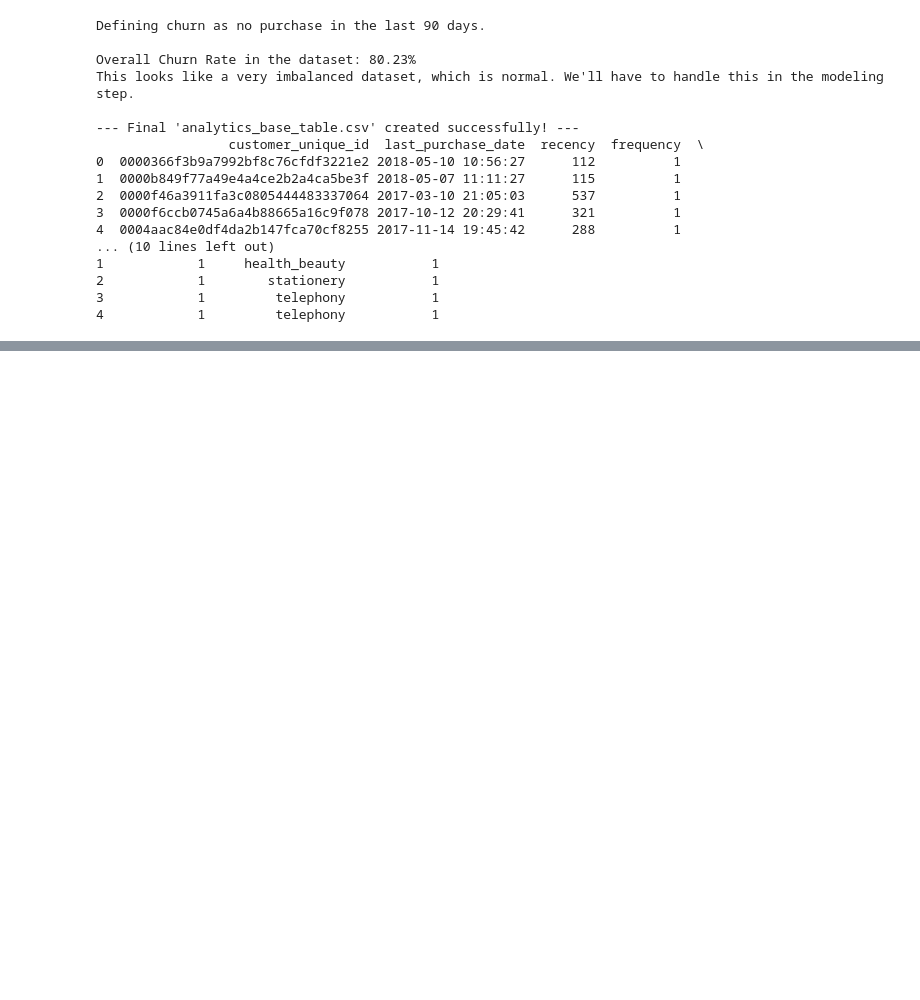
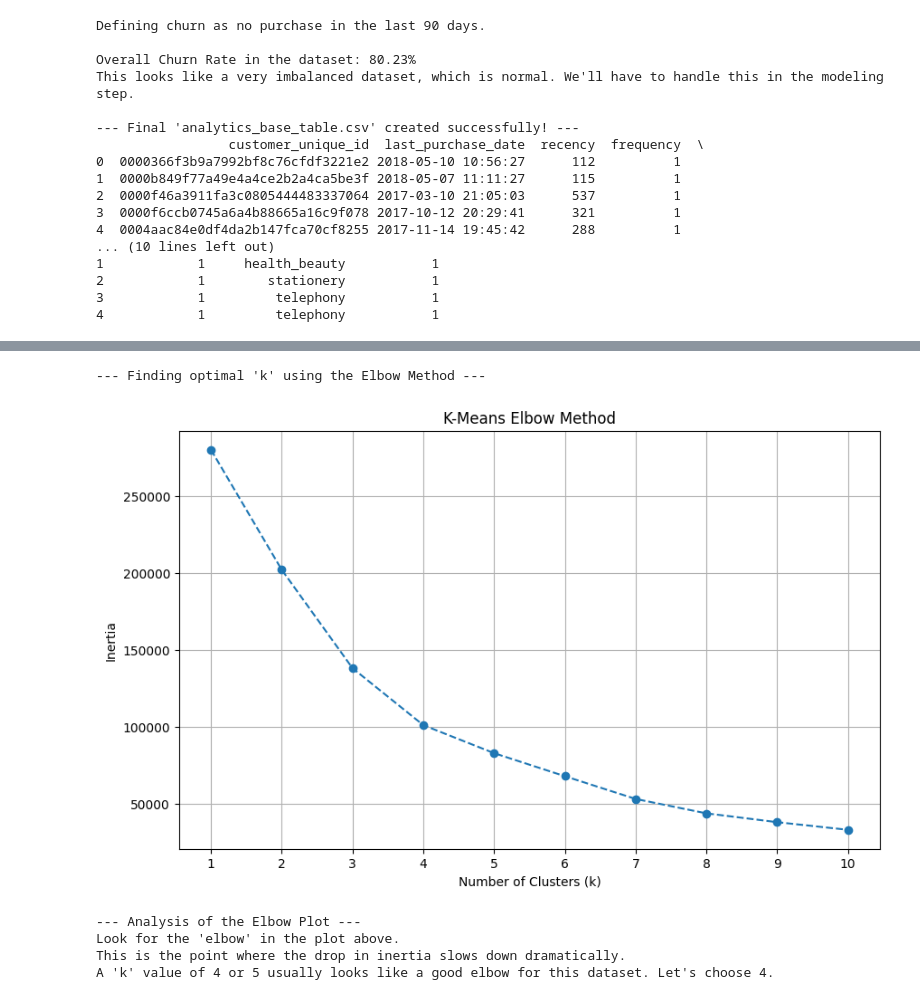
Before and after one commit to 1273474/flipkart-ba-churn-project, a Jupyter notebook: Customer_Churn_Analysis.ipynb, the cells around one changed output, grey strips where cells are left out. Cells and saved outputs as stored; diff of their text form; code cells hidden in the pictures; blank space fills up the shorter version.

Commit message:
Step 4: K-Means Customer Segmentation.

```diff
--- a/Customer_Churn_Analysis.ipynb
+++ b/Customer_Churn_Analysis.ipynb
@@ -535,0 +586,36 @@ This looks like a very imbalanced dataset, which is normal. We'll have to handle
+# %%
+# --- Step 4.B: Find Optimal 'k' (Elbow Method) ---
+
+print("\n--- Finding optimal 'k' using the Elbow Method ---")
+
+# 'inertia' is the sum of squared distances of samples to their closest cluster center.
+# We want a low inertia, but not *too* many clusters.
+inertia_list = []
+k_range = range(1, 11) # We'll test k from 1 to 10
+
+for k in k_range:
+    kmeans = KMeans(n_clusters=k, random_state=RANDOM_SEED, n_init=10) # n_init=10 suppresses a warning
+    kmeans.fit(rfm_scaled)
+    inertia_list.append(kmeans.inertia_)
+
+# 4. Plot the results
+plt.figure(figsize=(10, 6))
+plt.plot(k_range, inertia_list, marker='o', linestyle='--')
+plt.xlabel('Number of Clusters (k)')
+plt.ylabel('Inertia')
+plt.title('K-Means Elbow Method')
+plt.xticks(k_range)
+plt.grid(True)
+plt.show()
+
+print("--- Analysis of the Elbow Plot ---")
+print("Look for the 'elbow' in the plot above.")
+print("This is the point where the drop in inertia slows down dramatically.")
+print("A 'k' value of 4 or 5 usually looks like a good elbow for this dataset. Let's choose 4.")
+# %% [output]
+--- Finding optimal 'k' using the Elbow Method ---
+[figure, added]
+--- Analysis of the Elbow Plot ---
+Look for the 'elbow' in the plot above.
+This is the point where the drop in inertia slows down dramatically.
+A 'k' value of 4 or 5 usually looks like a good elbow for this dataset. Let's choose 4.
```
Also changed, not shown: parts of 4 cells of this notebook.
